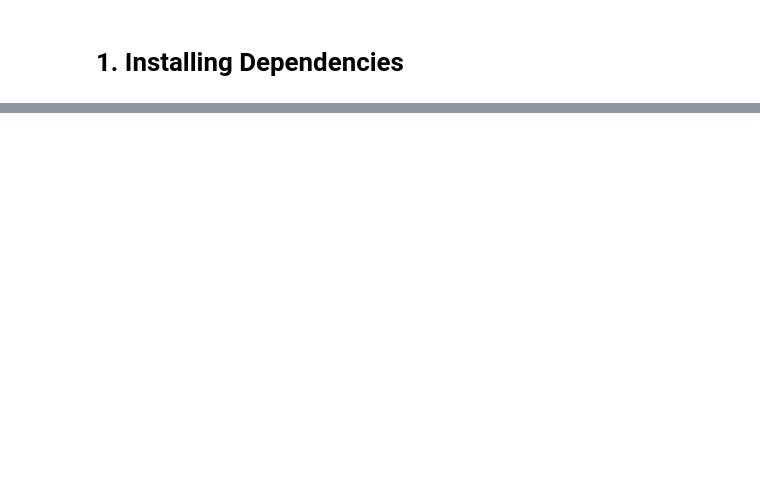
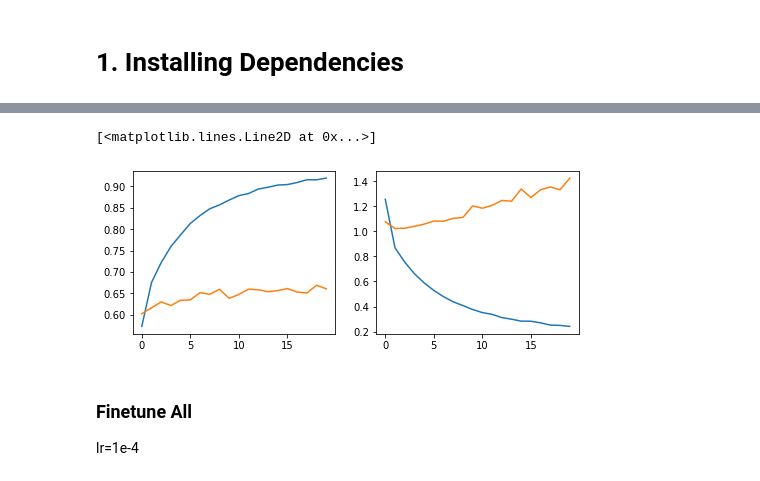
Before and after one commit to andr3wV/CoreMLEmotionDetect, a Jupyter notebook: facial-expression-recognition.ipynb, the cells around one changed output, grey strips where cells are left out. Cells and saved outputs as stored; diff of their text form; code cells hidden in the pictures; blank space fills up the shorter version.

```diff
--- a/facial-expression-recognition.ipynb
+++ b/facial-expression-recognition.ipynb
@@ -286,0 +209,4 @@ plot_compare_distributions(test_labels, pred_test_labels3, title1='Test Labels',
+# %%
+vggface = VGGFace(model='resnet50', include_top=False, input_shape = (224,224,3))
+vggface.trainable = False
+vggface.summary()
@@ -286,0 +231,23 @@ plot_compare_distributions(test_labels, pred_test_labels3, title1='Test Labels',
+# %%
+from keras.models import Sequential
+from keras.layers import Flatten
+from keras.layers import Dense
+from keras.layers import Dropout
+from keras.layers import BatchNormalization
+
+# model = Sequential([vggface,
+#                     Flatten(),
+#                     Dropout(0.5),
+#                     BatchNormalization(),
+#                     Dense(128, activation='relu'),
+#                     Dropout(0.5),
+#                     BatchNormalization(),
+#                     Dense(len(emotion_dict), activation='softmax', name = 'classifer')])
+model = Sequential([vggface,
+                    Flatten(),
+                    Dropout(0.25),
+                    Dense(2048, activation='relu'),
+                    Dropout(0.25),
+                    Dense(1024, activation='relu'),
+                    Dense(7, activation='softmax', name = 'classifer')])
+model.summary()
@@ -286,0 +272,4 @@ plot_compare_distributions(test_labels, pred_test_labels3, title1='Test Labels',
+# %%
+train_sequence = data_sequence(x_train,y_train,batch_size=64,target_dim=(224,224),n_classes=7,shuffle=True,smooth=0.07)
+val_sequence   = data_sequence(x_val,  y_val,  batch_size=64,target_dim=(224,224),n_classes=7,shuffle=True,smooth=0.0)
+test_sequence  = data_sequence(x_test, y_test, batch_size=64,target_dim=(224,224),n_classes=7,shuffle=True,smooth=0.0)
@@ -286,0 +278,5 @@ plot_compare_distributions(test_labels, pred_test_labels3, title1='Test Labels',
+# %%
+model.compile(optimizer = keras.optimizers.Adam(), loss='categorical_crossentropy', metrics=['accuracy'])
+hist = model.fit_generator(generator = train_sequence,
+                           validation_data = val_sequence,
+                           epochs = 20)
@@ -286,0 +301,14 @@ plot_compare_distributions(test_labels, pred_test_labels3, title1='Test Labels',
+# %%
+plt.figure(figsize=(8,3))
+plt.subplot(1,2,1)
+plt.plot(hist.history['accuracy'])
+plt.plot(hist.history['val_accuracy'])
+plt.subplot(1,2,2)
+plt.plot(hist.history['loss'])
+plt.plot(hist.history['val_loss'])
+# %% [output]
+[<matplotlib.lines.Line2D at 0x...>]
+[figure, added]
+# %% [markdown]
+### Finetune All
+lr=1e-4
```
Also changed, not shown: parts of 96 cells of this notebook.
